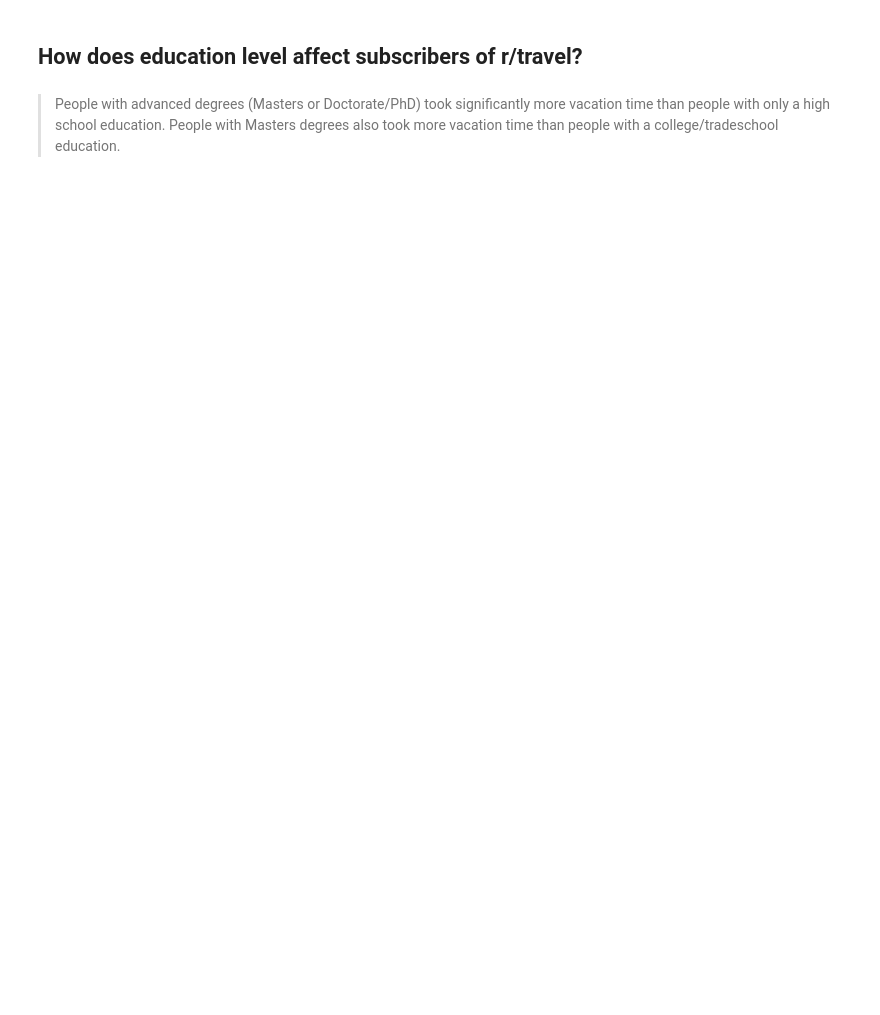
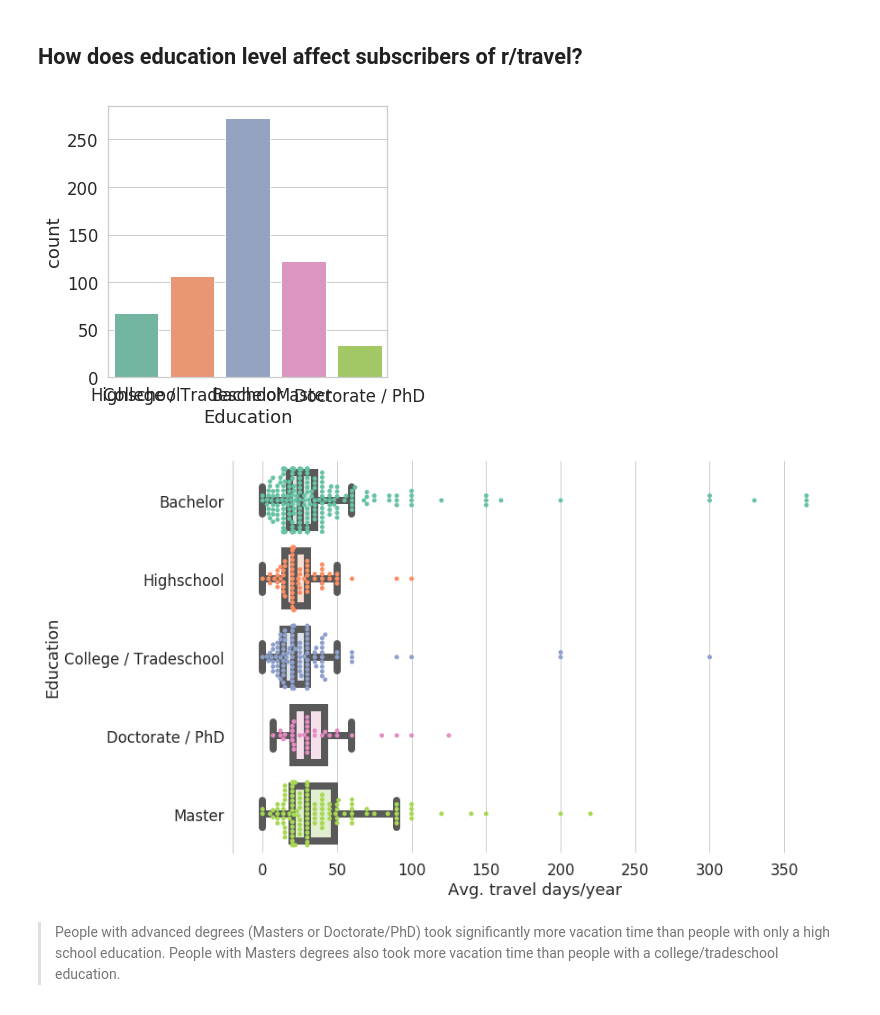
Before and after one commit to kairstenfay/data-viz, a Jupyter notebook: r-travel-data-battle.ipynb, the cells around one changed output. Cells and saved outputs as stored; diff of their text form; code cells hidden in the pictures; blank space fills up the shorter version.

```diff
--- a/r-travel-data-battle.ipynb
+++ b/r-travel-data-battle.ipynb
@@ -575,8 +478,10 @@ t_test(a, b, 'Avg. travel days/year')
 ## How does education level affect subscribers of r/travel?
 # %%
 histogram(df, 'Education', sort_by='Education Code')
-scatterplot(df, 'Avg. travel days/year', 'Education')
-violinplot(df, 'Avg. travel days/year', 'Education')
+boxplots(df, 'Avg. travel days/year', 'Education')
+# %% [output]
+[figure, added]
+[figure, added]
 # %% [markdown]
 > People with advanced degrees (Masters or Doctorate/PhD) took significantly more vacation time than people with only a high school education.
 People with Masters degrees also took more vacation time than people with a college/tradeschool education.
```
Also changed, not shown: parts of 37 cells of this notebook.
